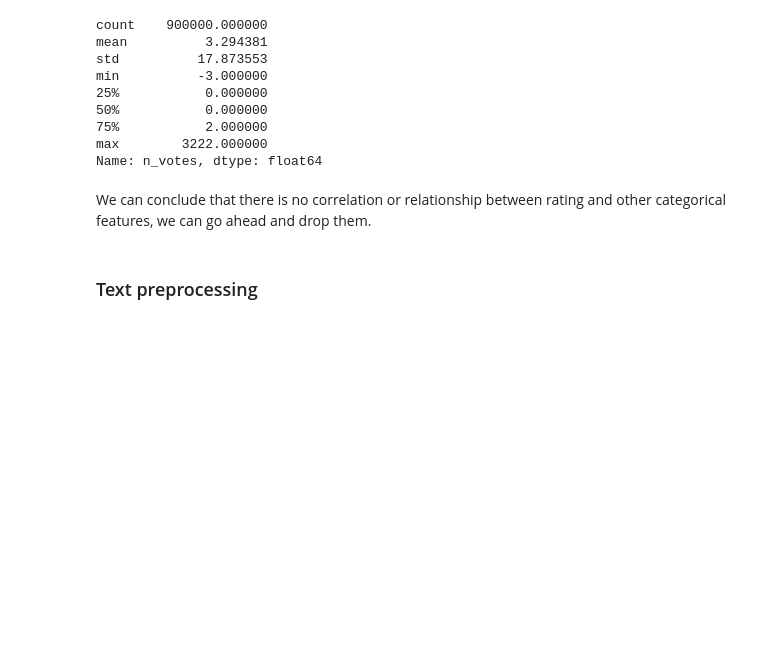
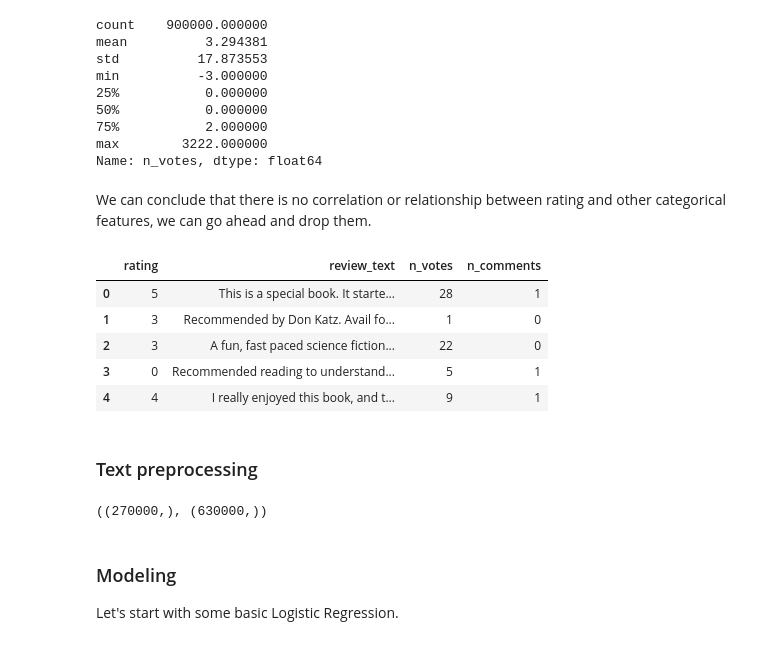
Before and after one commit to tilovashahrin/Goodreads_Books_Reviews, a Jupyter notebook: Notebooks/Goodreads_EDA.ipynb, the cells around one changed output. Cells and saved outputs as stored; diff of their text form; code cells hidden in the pictures; blank space fills up the shorter version.

```diff
--- a/Notebooks/Goodreads_EDA.ipynb
+++ b/Notebooks/Goodreads_EDA.ipynb
@@ -153,5 +156,14 @@ Name: n_votes, dtype: float64
 We can conclude that there is no correlation or relationship between rating and other categorical features, we can go ahead and drop them.
 # %%
 df_train.drop(["user_id", "book_id", "review_id", "date_added", "date_updated", "read_at", "started_at"], axis =1, inplace=True)
+# %%
+df_train.head()
+# %% [output]
+|  | rating | review_text | n_votes | n_comments |
+| 0 | 5 | This is a special book. It starte... | 28 | 1 |
+| 1 | 3 | Recommended by Don Katz. Avail fo... | 1 | 0 |
+| 2 | 3 | A fun, fast paced science fiction... | 22 | 0 |
+| 3 | 0 | Recommended reading to understand... | 5 | 1 |
+| 4 | 4 | I really enjoyed this book, and t... | 9 | 1 |
 # %% [markdown]
 ### Text preprocessing
@@ -157,0 +179,4 @@ df_train.drop(["user_id", "book_id", "review_id", "date_added", "date_updated",
+# %%
+X_test.shape, y_train.shape
+# %% [output]
+((270000,), (630000,))
@@ -157,0 +187,4 @@ df_train.drop(["user_id", "book_id", "review_id", "date_added", "date_updated",
+# %% [markdown]
+### Modeling
+
+Let's start with some basic Logistic Regression.
```
Also changed, not shown: parts of 5 cells of this notebook.
